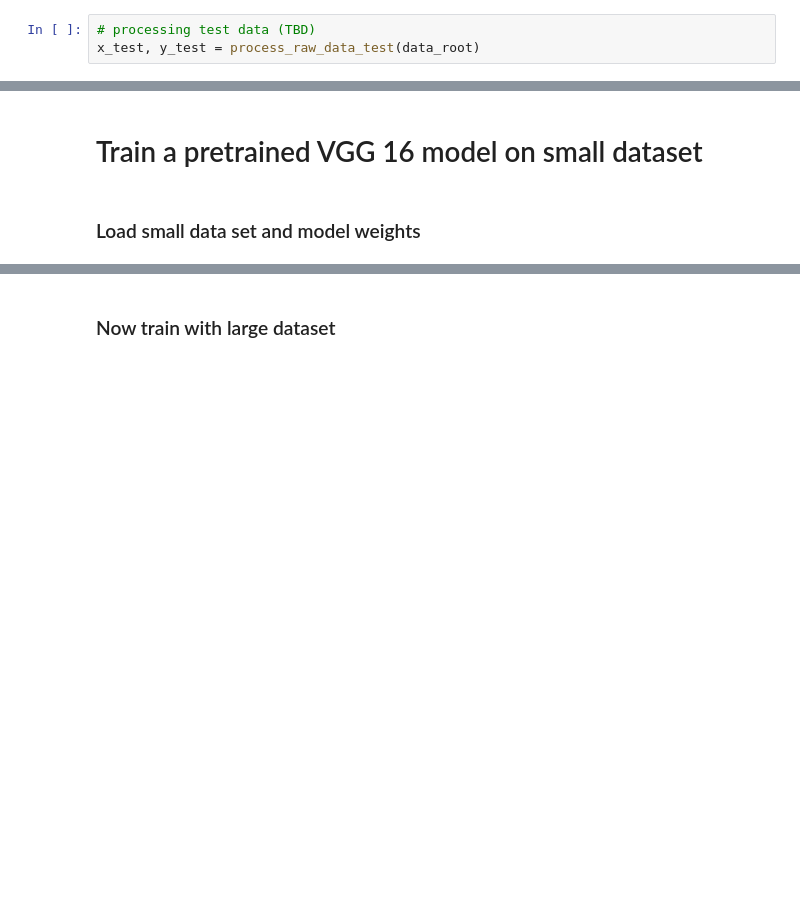
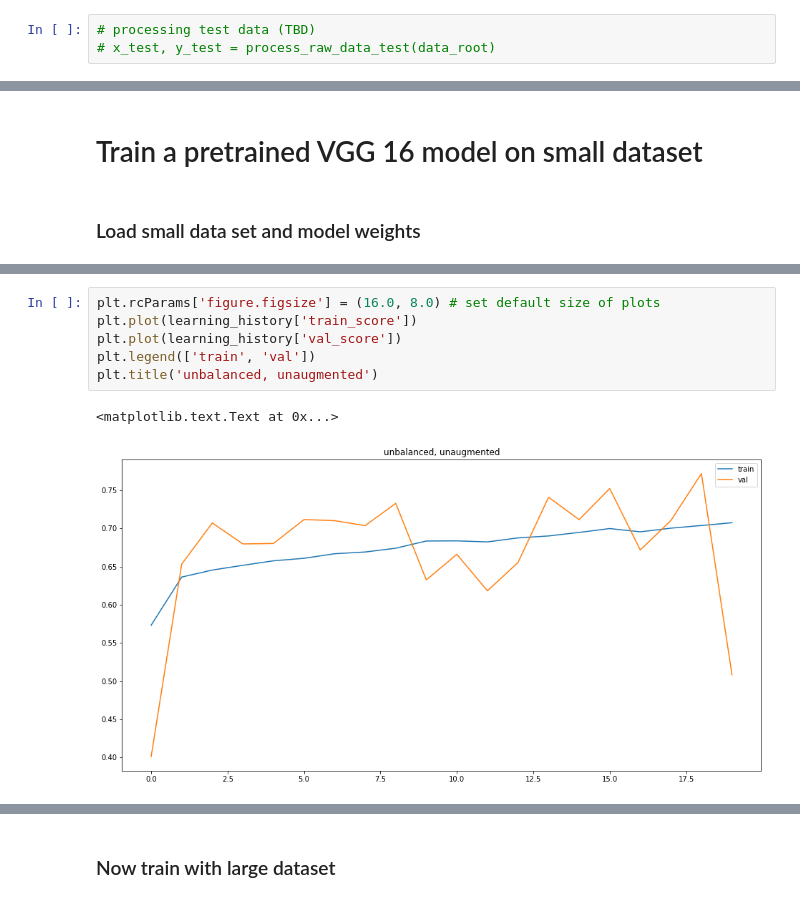
Before and after one commit to chaovite/cs231n-kaggle-amazon, a Jupyter notebook: main_visu.ipynb, the cells around one changed output, grey strips where cells are left out. Cells and saved outputs as stored; diff of their text form; blank space fills up the shorter version.

```diff
--- a/main_visu.ipynb
+++ b/main_visu.ipynb
@@ -82,6 +47,6 @@ Done!
 # %%
 # processing test data (TBD)
-x_test, y_test = process_raw_data_test(data_root)
+# x_test, y_test = process_raw_data_test(data_root)
 # %% [markdown]
 ## load processed training and evaluation data:
 # %%
@@ -225,0 +380,9 @@ KeyboardInterrupt:
+# %%
+plt.rcParams['figure.figsize'] = (16.0, 8.0) # set default size of plots
+plt.plot(learning_history['train_score'])
+plt.plot(learning_history['val_score'])
+plt.legend(['train', 'val'])
+plt.title('unbalanced, unaugmented')
+# %% [output]
+<matplotlib.text.Text at 0x...>
+[figure, added]
```
Also changed, not shown: parts of 34 cells of this notebook, 4 other files.
